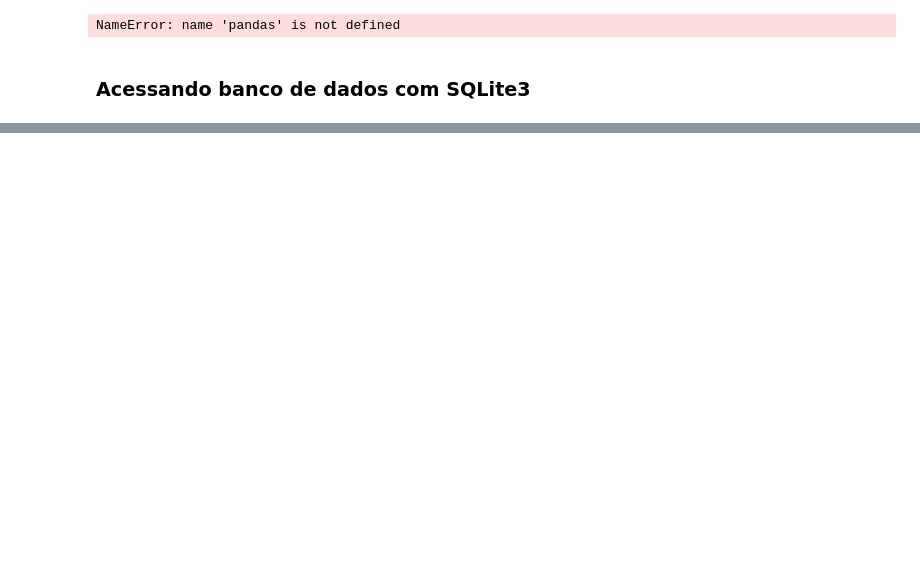
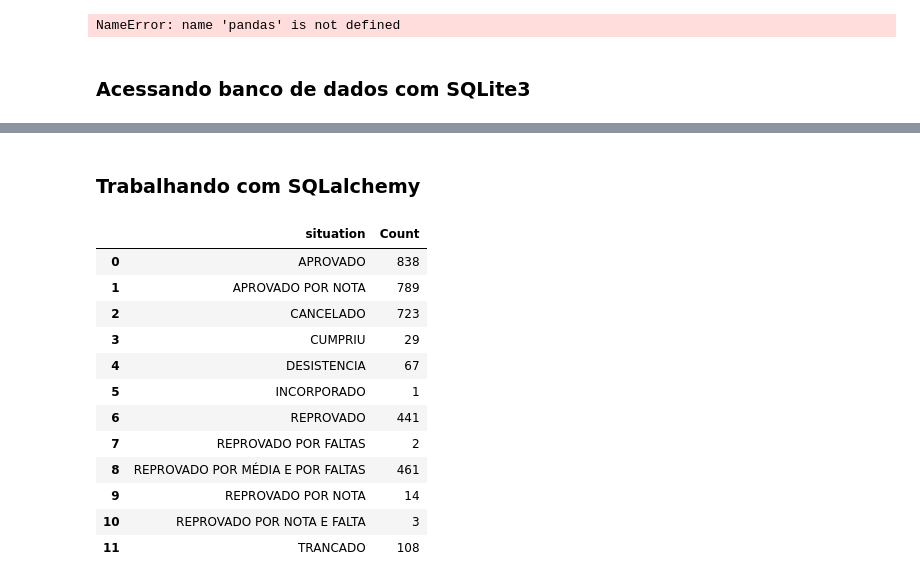
Before and after one commit to igorabrandao/Py-Students-Database, a Jupyter notebook: py-students-database.ipynb, the cells around one changed output, grey strips where cells are left out. Cells and saved outputs as stored; diff of their text form; code cells hidden in the pictures; blank space fills up the shorter version.

```diff
--- a/py-students-database.ipynb
+++ b/py-students-database.ipynb
@@ -593,0 +628,38 @@ df.head()
+# %% [markdown]
+### Trabalhando com SQLalchemy
+# %%
+from bokeh.charts import Bar, output_notebook
+from bokeh.models import Legend
+
+
+# =================================================================================
+# Data selection
+# =================================================================================
+
+# Select the subject list status
+sql = "select subject, situation from Grade"
+
+# Execute query and store records in DataFrame: data
+data = pd.read_sql_query(sql, engine)
+
+# Create an specific array to subject status
+subjectStatus = data.copy()
+subjectStatus["Count"] = 0
+
+# Count the status sum-up
+subjectStatus = pd.DataFrame(subjectStatus.groupby(["situation"])['Count'].count()).reset_index()
+subjectStatus.head(12)
+# %% [output]
+|  | situation | Count |
+| 0 | APROVADO | 838 |
+| 1 | APROVADO POR NOTA | 789 |
+| 2 | CANCELADO | 723 |
+| 3 | CUMPRIU | 29 |
+| 4 | DESISTENCIA | 67 |
+| 5 | INCORPORADO | 1 |
+| 6 | REPROVADO | 441 |
+| 7 | REPROVADO POR FALTAS | 2 |
+| 8 | REPROVADO POR MÉDIA E POR FALTAS | 461 |
+| 9 | REPROVADO POR NOTA | 14 |
+| 10 | REPROVADO POR NOTA E FALTA | 3 |
+| 11 | TRANCADO | 108 |
```
Also changed, not shown: parts of 7 cells of this notebook.
